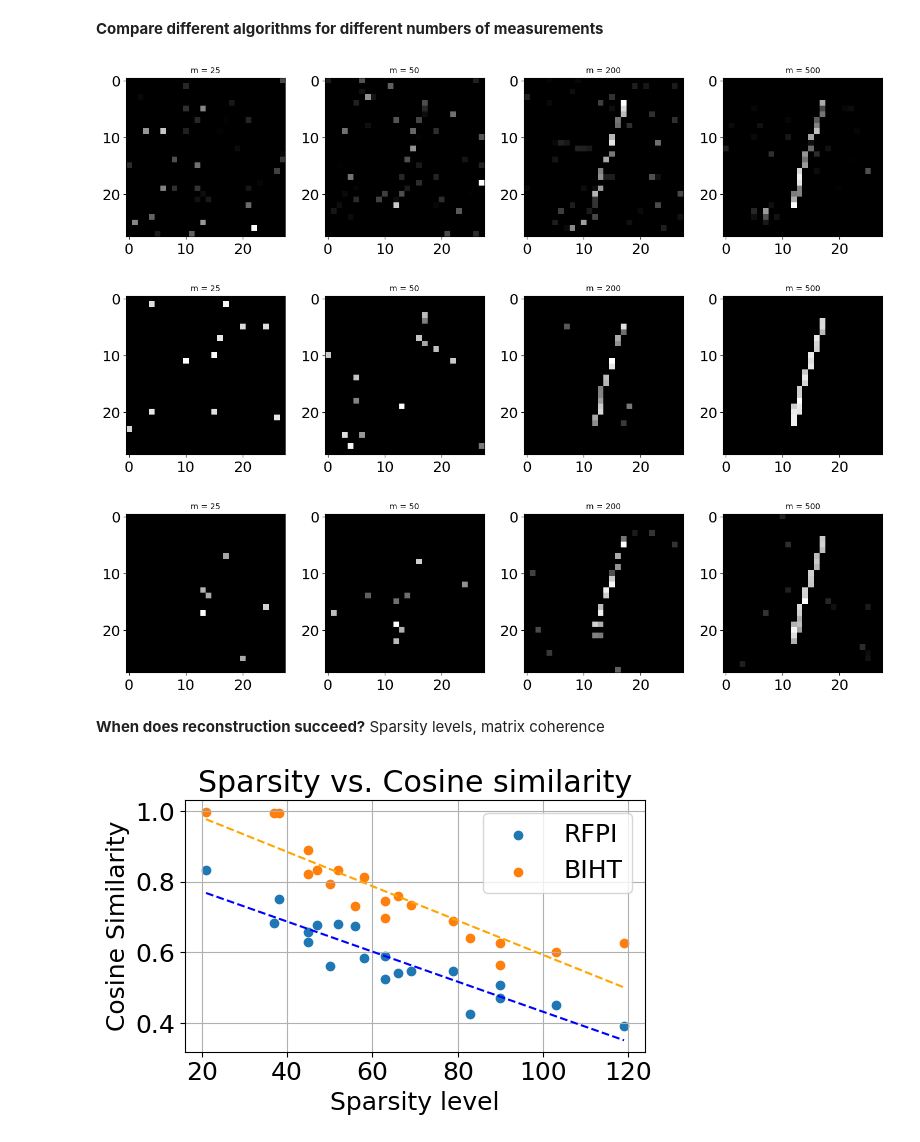
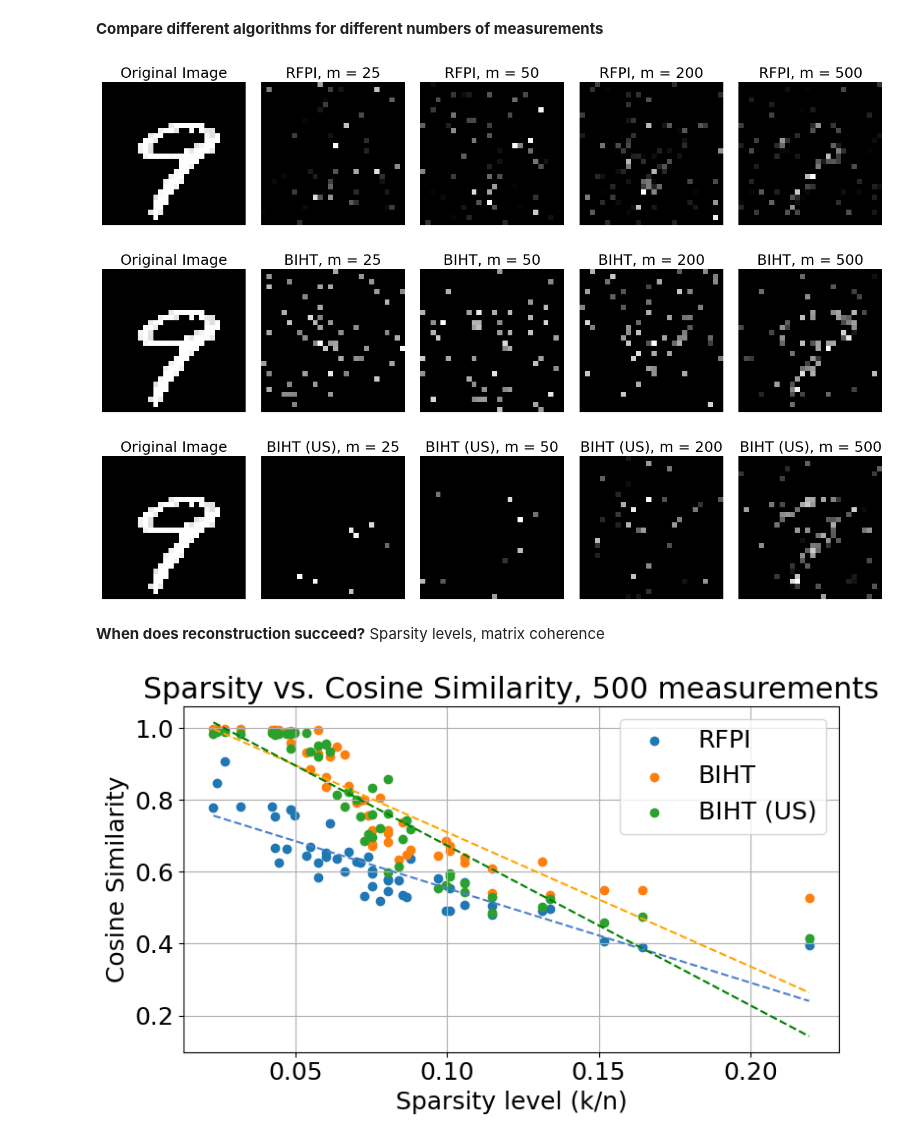
Before and after one commit to josephine-king/EE4740_ImageCompression, a Jupyter notebook: image_compression.ipynb, the cells around one changed output. Saved outputs shown, nothing was run; the diff lists cells and outputs as text; code cells hidden in the pictures.

```diff
--- a/image_compression.ipynb
+++ b/image_compression.ipynb
@@ -58,7 +58,8 @@ def plot_algos(data, titles):
     fig.set_figwidth(14)
     for i in range(0,num_images):
         axs[i].imshow(data[i].reshape(28, 28), cmap='gray', vmin=0, vmax=255)
-        axs[i].set_title(titles[i],fontsize=10)
+        axs[i].set_title(titles[i],fontsize=18)
+        axs[i].axis('off')
 
     plt.tight_layout()
     plt.show()
@@ -408,9 +326,9 @@ def test_algo(algo, num_images, sparse_data, measurement_dims, step_size, lamda,
 
     return cosine_sims, mses, missed_coeffs, misided_coeffs, curr_data, estimate, convergence, times
 
-def gen_algo_plots(algo, data, measurement_dims, step_size, lamda, sparsity, known_sparsity, threshold, max_iter):
-    estimates = []
-    titles = []
+def gen_algo_plots(algo_name, algo, data, measurement_dims, step_size, lamda, sparsity, known_sparsity, threshold, max_iter):
+    estimates = [data]
+    titles = ["Original Image"]
     for m in measurement_dims:
         meas_matrix = make_meas_matrix(m,784)
         measurement = np.reshape(get_measurements(data, meas_matrix), (m,1))
@@ -422,25 +340,20 @@ def gen_algo_plots(algo, data, measurement_dims, step_size, lamda, sparsity, kno
             estimate, convergence = rfpi(meas_matrix, measurement, step_size, lamda, threshold, max_iter)
         elif (algo == "biht"):
             estimate, convergence = biht(meas_matrix, measurement, lamda, step_size, sparsity, threshold, max_iter, known_sparsity)
-        elif (algo=='one_bit_omp'):
-            estimate, convergence=one_bit_omp(meas_matrix, measurement.flatten(), sparsity, max_iter, known_sparsity)
-        elif(algo=='msp'):
-            estimate, convergence=msp(meas_matrix, measurement.flatten(), sparsity, max_iter)
-        elif(algo=='inbuilt_solver'):
-            estimate,convergence=convex_l1_sign(meas_matrix, measurement.flatten(), max_iters=1000)
 
         # Zero-out negative values - these are erroneous
         estimate[estimate < 0] = 0
         # Renormalize
         estimate = estimate * 255/(np.max(estimate))
         estimates.append(estimate)
-        titles.append(f"m = {m}")
+        titles.append(f"{algo_name}, m = {m}")
 
     plot_algos(estimates, titles)
 
 def plot_sparsities(algo, sparse_data, num_images, m, step_size, lamda, sparsity, known_sparsity, threshold, max_iter):
 
-    meas_matrix = make_meas_matrix(m,784)
+    n = 784
+    meas_matrix = make_meas_matrix(m,n)
 
     sparsities = []
     cosine_sims = []
@@ -464,7 +377,7 @@ def plot_sparsities(algo, sparse_data, num_images, m, step_size, lamda, sparsity
         estimate = estimate * 255/(np.max(estimate))
 
         cosine_sims.append(calculate_cosine_similarity(curr_data, estimate))
-        sparsities.append(true_sparsity)
+        sparsities.append(true_sparsity/n)
 
     return cosine_sims, sparsities
 # %% [markdown]
@@ -619,55 +531,59 @@ plot_algos([estimate_omp, estimate_biht, estimate_omp_us, estimate_biht_us], ["O
 **Compare different algorithms for different numbers of measurements**
 # %%
 meas_matrix_dims = [25, 50, 200, 500]
-num_img = 10
+num_img = 30
 data = import_mnist_data(num_img)
-img_idx = 2
+img_idx = 9
 sparse_data = sparsify_data(data[img_idx,:].reshape((1,-1)), 220)
 np.random.seed(num_img)
 
-gen_algo_plots("rfpi", sparse_data, meas_matrix_dims, 1e-4, 1, 0, False, 1e-4, 1000)
-gen_algo_plots("biht", sparse_data, meas_matrix_dims, 1e-5, 0.1, 80, True, 0, 1000)
-gen_algo_plots("biht", sparse_data, meas_matrix_dims, 1e-5, 0.1, 10, False, 0, 1000)
+
+gen_algo_plots("RFPI", "rfpi", sparse_data, meas_matrix_dims, 1e-4, 1, 0, False, 1e-4, 1000)
+gen_algo_plots("BIHT", "biht", sparse_data, meas_matrix_dims, 1e-5, 0.1, 80, True, 0, 1000)
+gen_algo_plots("BIHT (US)", "biht", sparse_data, meas_matrix_dims, 1e-5, 0.1, 10, False, 0, 1000)
 # %% [output]
-[figure, old version]
+[figure, new version]
-[figure, old version]
+[figure, new version]
-[figure, old version]
+[figure, new version]
 # %% [markdown]
 **When does reconstruction succeed?** Sparsity levels, matrix coherence
 # %%
 # Analyze how the sparsity level affects the cosine similarity
-num_img = 20
+num_img = 50
 m = 500
 data = import_mnist_data(num_img)
 sparse_data = sparsify_data(data, 220)
 cosine_sim_biht, sparsities_biht = plot_sparsities("biht", sparse_data, num_img, m, 1e-5, 0.1, 80, True, 0, 1000)
+cosine_sim_biht_us, sparsities_biht_us = plot_sparsities("biht", sparse_data, num_img, m, 1e-5, 0.1, 10, False, 0, 1000)
 cosine_sim_rfpi, sparsities_rfpi = plot_sparsities("rfpi", sparse_data, num_img, m, 1e-4, 1, 0, False, 1e-4, 1000)
 
-plt.figure(figsize=(6, 4))
+# Set the randomization seed for consistency
+np.random.seed(num_img)
+
+plt.figure(figsize=(8, 5))
 plt.scatter(sparsities_rfpi, cosine_sim_rfpi)
 plt.scatter(sparsities_biht, cosine_sim_biht)
+plt.scatter(sparsities_biht_us, cosine_sim_biht_us)
 # Fit trendlines (1st-degree polynomial for linear fit)
 rfpi_fit = np.polyfit(sparsities_rfpi, cosine_sim_rfpi, 1)
 biht_fit = np.polyfit(sparsities_biht, cosine_sim_biht, 1)
-
-# Generate x-values for smooth lines
+biht_fit_us = np.polyfit(sparsities_biht_us, cosine_sim_biht_us, 1)
 x_rfpi = np.linspace(min(sparsities_rfpi), max(sparsities_rfpi), 100)
 x_biht = np.linspace(min(sparsities_biht), max(sparsities_biht), 100)
-
-# Evaluate the polynomials
+x_biht_us = np.linspace(min(sparsities_biht_us), max(sparsities_biht), 100)
 y_rfpi = np.polyval(rfpi_fit, x_rfpi)
 y_biht = np.polyval(biht_fit, x_biht)
-
+y_biht_us = np.polyval(biht_fit_us, x_biht)
 # Plot trendlines
-plt.plot(x_rfpi, y_rfpi, color="blue", linestyle="--")
+plt.plot(x_rfpi, y_rfpi, color=[0.3,0.5,0.8], linestyle="--")
 plt.plot(x_biht, y_biht, color="orange", linestyle="--")
-
-plt.xlabel("Sparsity level")
+plt.plot(x_biht_us, y_biht_us, color="green", linestyle="--")
+plt.xlabel("Sparsity level (k/n)")
 plt.ylabel("Cosine Similarity")
-plt.title("Sparsity vs. Cosine similarity")
-plt.legend(["RFPI", "BIHT"])
+plt.title(f"Sparsity vs. Cosine Similarity, {m} measurements")
+plt.legend(["RFPI", "BIHT", "BIHT (US)"])
 plt.grid(True)
 plt.tight_layout()
 plt.show()
 # %% [output]
-[figure, old version]
+[figure, new version]
```
Also changed, not shown: parts of 7 cells of this notebook.
